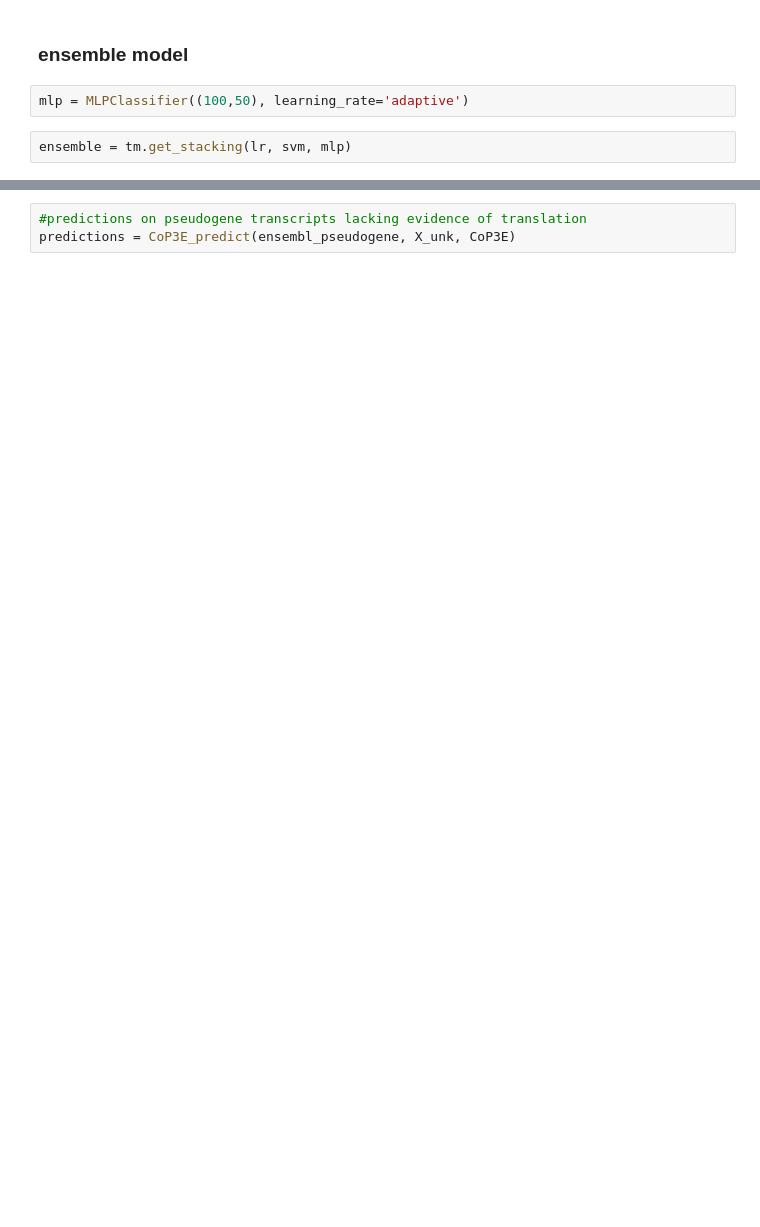
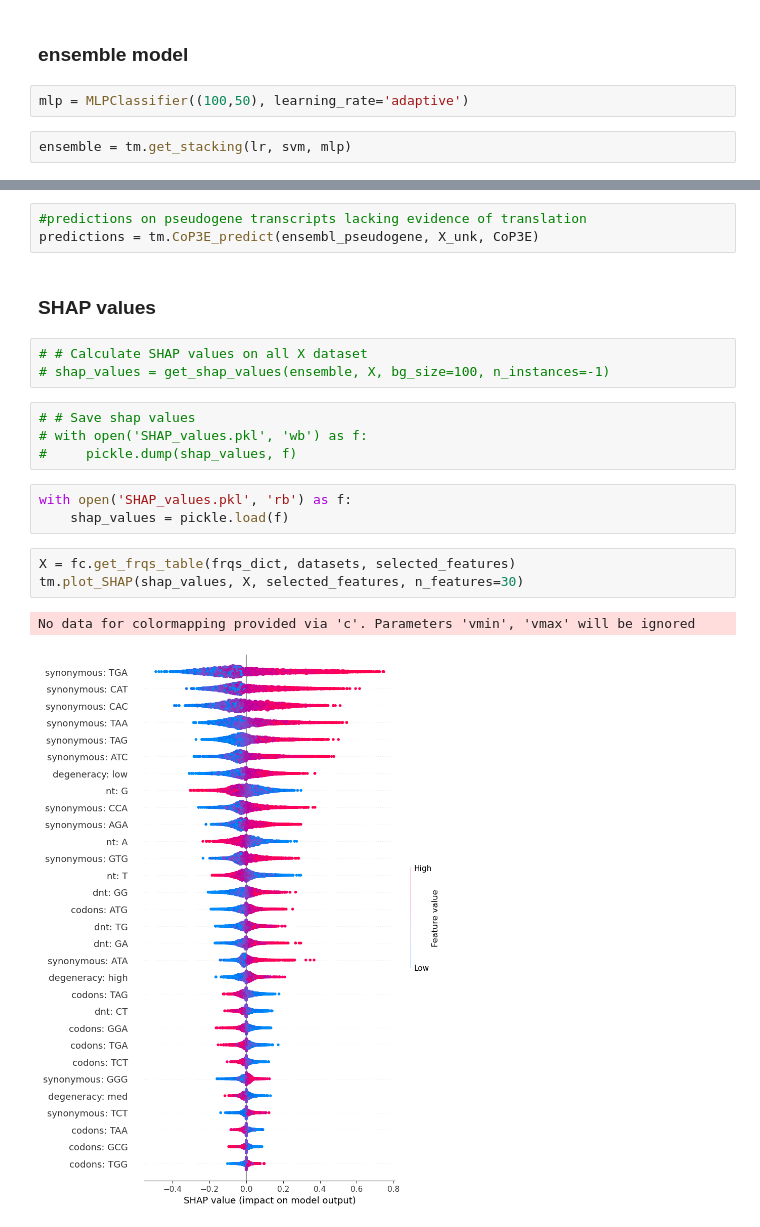
Before and after one commit to Xavier919/CoP3E, a Jupyter notebook: CoP3E_train_model.ipynb, the cells around one changed output, grey strips where cells are left out. Saved outputs shown, nothing was run; the diff lists cells and outputs as text; blank space fills up the shorter version.

Commit message:
Added SHAP values calculation

```diff
--- a/CoP3E_train_model.ipynb
+++ b/CoP3E_train_model.ipynb
@@ -114,3 +114,21 @@ tm.two_graph_roc_curve(y, ensemble_preds)
 # %%
 #predictions on pseudogene transcripts lacking evidence of translation
-predictions = CoP3E_predict(ensembl_pseudogene, X_unk, CoP3E)
+predictions = tm.CoP3E_predict(ensembl_pseudogene, X_unk, CoP3E)
+# %% [markdown]
+### SHAP values
+# %%
+# # Calculate SHAP values on all X dataset
+# shap_values = get_shap_values(ensemble, X, bg_size=100, n_instances=-1)
+# %%
+# # Save shap values
+# with open('SHAP_values.pkl', 'wb') as f:
+#     pickle.dump(shap_values, f)
+# %%
+with open('SHAP_values.pkl', 'rb') as f:
+    shap_values = pickle.load(f)
+# %%
+X = fc.get_frqs_table(frqs_dict, datasets, selected_features)
+tm.plot_SHAP(shap_values, X, selected_features, n_features=30)
+# %% [output]
+No data for colormapping provided via 'c'. Parameters 'vmin', 'vmax' will be ignored
+[figure, added]
```
Also changed, not shown: parts of 10 cells of this notebook, 1 other file.
